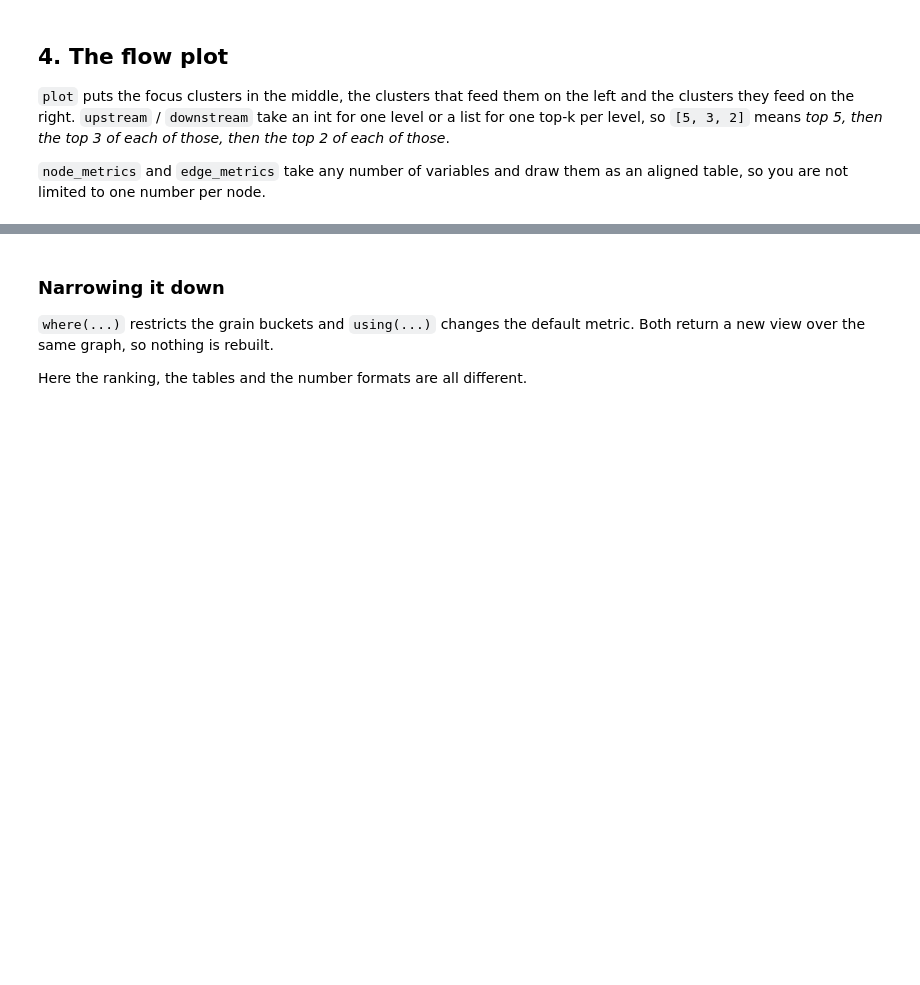
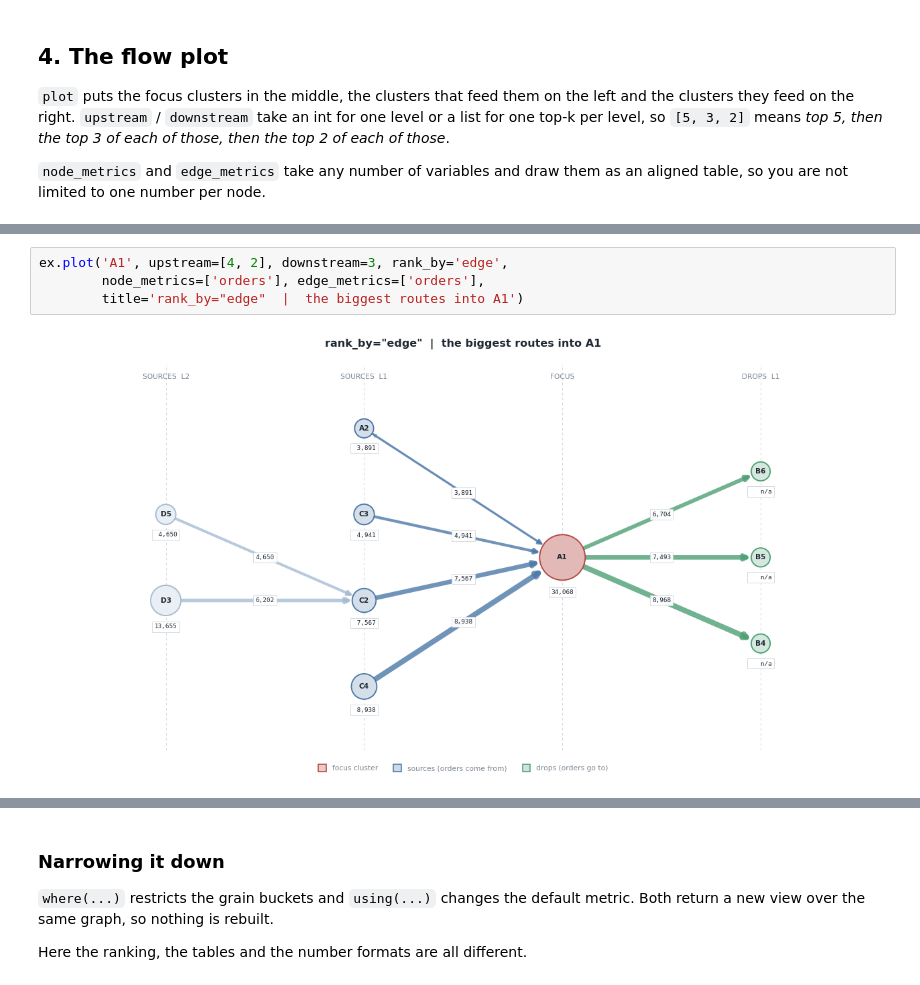
Before and after one commit to iams31/sameer_graph_lib, a Jupyter notebook: examples/route_flow_example.ipynb, the cells around one changed output, grey strips where cells are left out. Cells and saved outputs as stored; diff of their text form; blank space fills up the shorter version.

```diff
--- a/examples/route_flow_example.ipynb
+++ b/examples/route_flow_example.ipynb
@@ -213,0 +353,6 @@ ex.plot(
+# %%
+ex.plot('A1', upstream=[4, 2], downstream=3, rank_by='edge',
+        node_metrics=['orders'], edge_metrics=['orders'],
+        title='rank_by="edge"  |  the biggest routes into A1')
+# %% [output]
+[figure, added]
```
Also changed, not shown: parts of 49 cells of this notebook, 6 other files.
